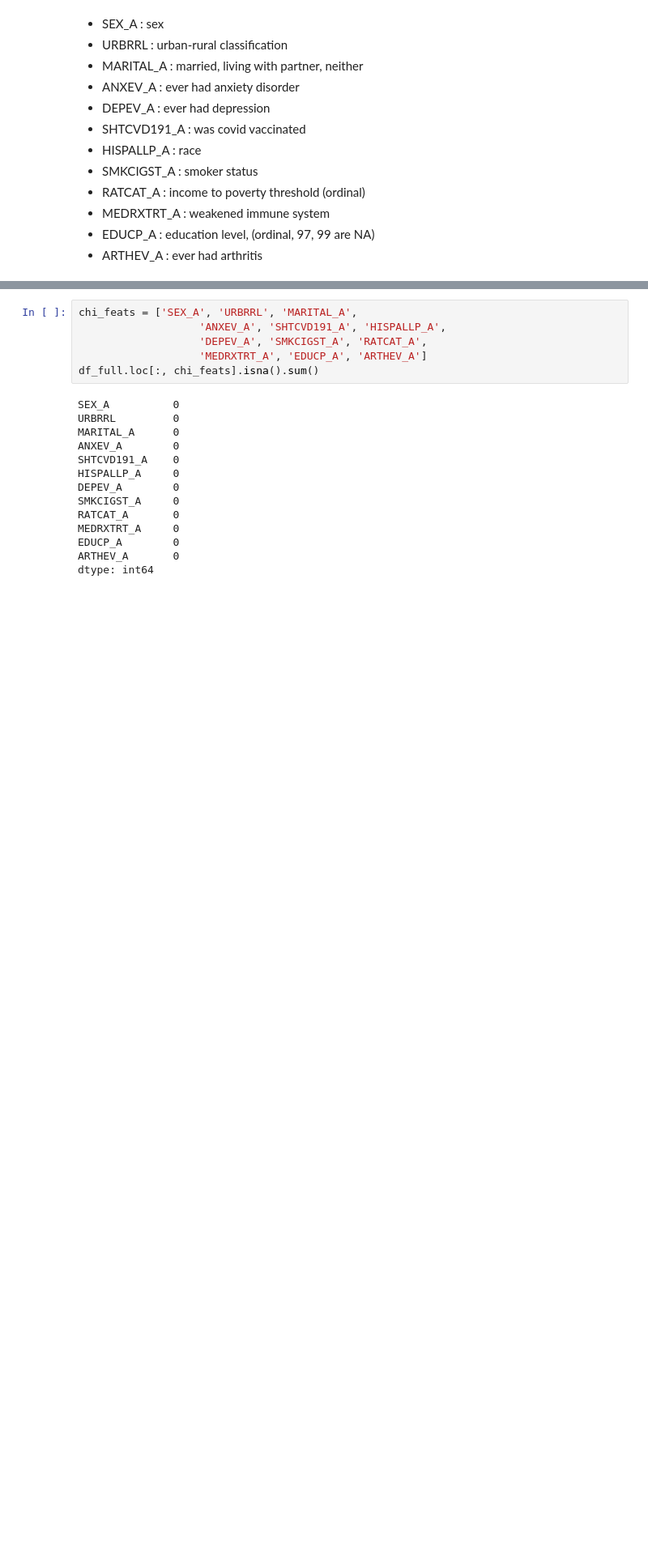
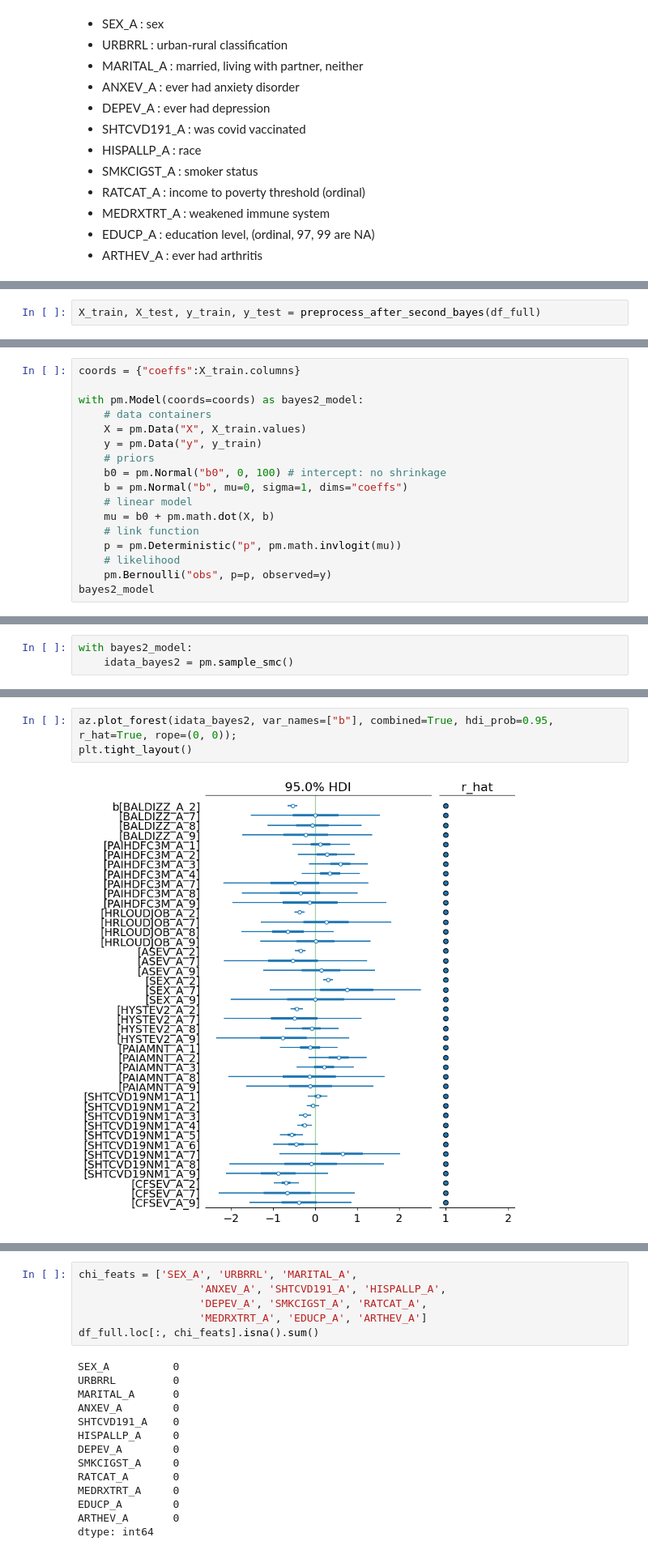
Before and after one commit to kehunter/bayesian-lcovid, a Jupyter notebook: model_testing.ipynb, the cells around one changed output, grey strips where cells are left out. Shown at 81% size. Cells and saved outputs as stored; diff of their text form; blank space fills up the shorter version.

Commit message:
Models for second round sparse feats

```diff
--- a/model_testing.ipynb
+++ b/model_testing.ipynb
@@ -30,0 +49,2 @@ y_name = 'LONGCOVD1_A'
+# %%
+X_train, X_test, y_train, y_test = preprocess_after_second_bayes(df_full)
@@ -30,0 +85,17 @@ y_name = 'LONGCOVD1_A'
+# %%
+coords = {"coeffs":X_train.columns}
+
+with pm.Model(coords=coords) as bayes2_model:
+    # data containers
+    X = pm.Data("X", X_train.values)
+    y = pm.Data("y", y_train)
+    # priors
+    b0 = pm.Normal("b0", 0, 100) # intercept: no shrinkage
+    b = pm.Normal("b", mu=0, sigma=1, dims="coeffs")
+    # linear model
+    mu = b0 + pm.math.dot(X, b)
+    # link function
+    p = pm.Deterministic("p", pm.math.invlogit(mu))
+    # likelihood
+    pm.Bernoulli("obs", p=p, observed=y)
+bayes2_model
@@ -30,0 +108,3 @@ y_name = 'LONGCOVD1_A'
+# %%
+with bayes2_model:
+    idata_bayes2 = pm.sample_smc()
@@ -30,0 +136,5 @@ y_name = 'LONGCOVD1_A'
+# %%
+az.plot_forest(idata_bayes2, var_names=["b"], combined=True, hdi_prob=0.95, r_hat=True, rope=(0, 0));
+plt.tight_layout()
+# %% [output]
+[figure, added]
```
Also changed, not shown: parts of 18 cells of this notebook, 2 other files.
